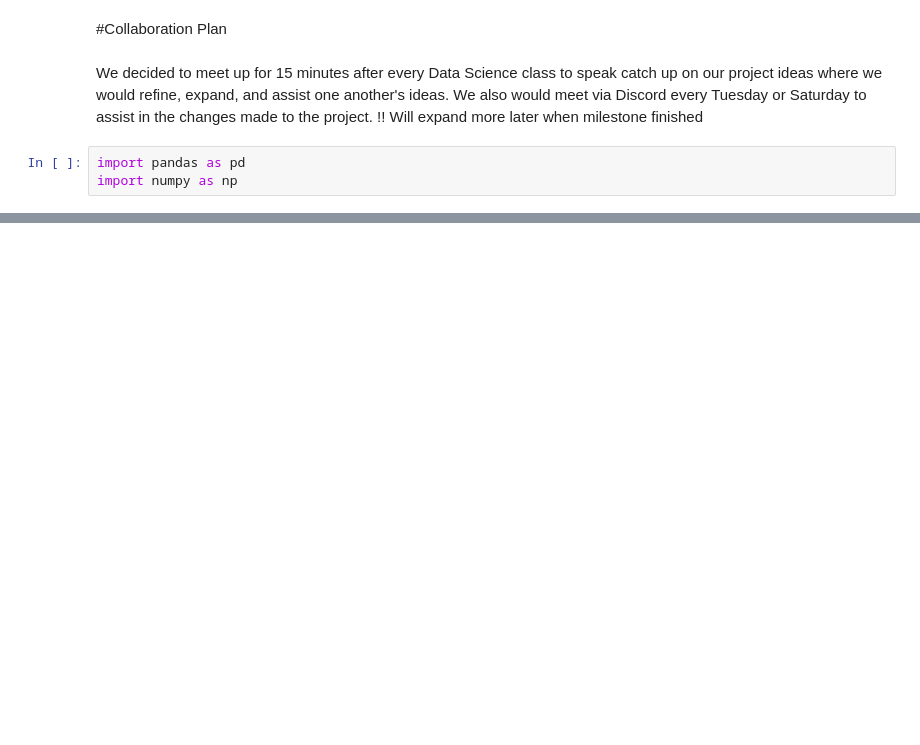
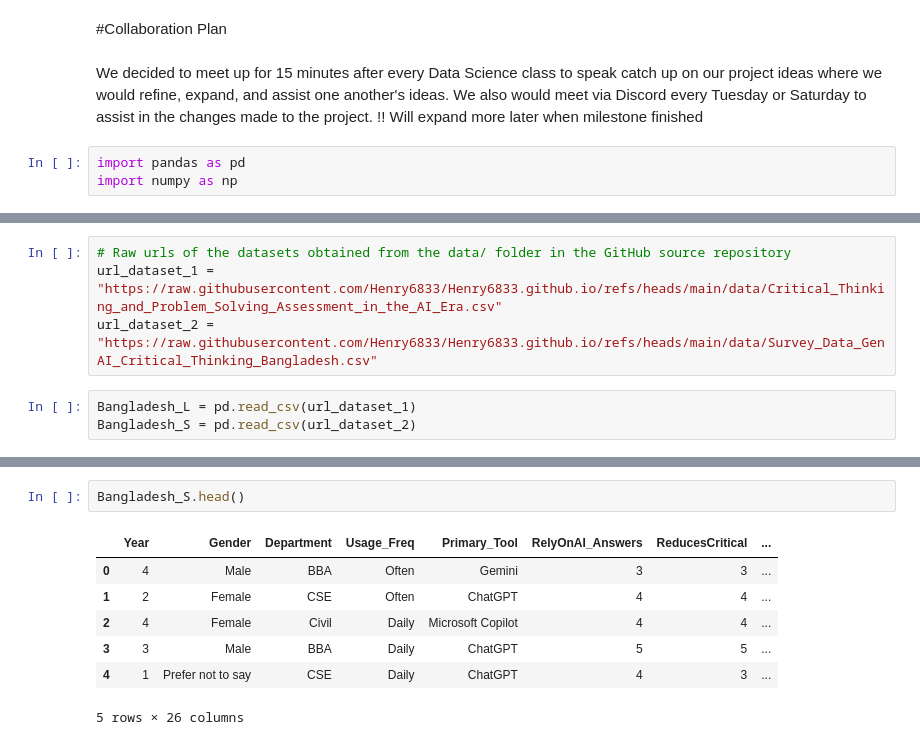
Before and after one commit to Henry6833/Henry6833.github.io, a Jupyter notebook: Milestone1.ipynb, the cells around one changed output, grey strips where cells are left out. Cells and saved outputs as stored; diff of their text form; blank space fills up the shorter version.

Commit message:
Read the CSV files from GitHub and opened the datasets with pandas

```diff
--- a/Milestone1.ipynb
+++ b/Milestone1.ipynb
@@ -22,0 +18,7 @@ FileNotFoundError: [Errno 2] No such file or directory: 'AI Dependency and Acade
+# %%
+# Raw urls of the datasets obtained from the data/ folder in the GitHub source repository
+url_dataset_1 = "https://raw.githubusercontent.com/Henry6833/Henry6833.github.io/refs/heads/main/data/Critical_Thinking_and_Problem_Solving_Assessment_in_the_AI_Era.csv"
+url_dataset_2 = "https://raw.githubusercontent.com/Henry6833/Henry6833.github.io/refs/heads/main/data/Survey_Data_GenAI_Critical_Thinking_Bangladesh.csv"
+# %%
+Bangladesh_L = pd.read_csv(url_dataset_1)
+Bangladesh_S = pd.read_csv(url_dataset_2)
@@ -22,0 +35,10 @@ FileNotFoundError: [Errno 2] No such file or directory: 'AI Dependency and Acade
+# %%
+Bangladesh_S.head()
+# %% [output]
+|  | Year | Gender | Department | Usage_Freq | Primary_Tool | RelyOnAI_Answers | ReducesCritical | ... |
+| 0 | 4 | Male | BBA | Often | Gemini | 3 | 3 | ... |
+| 1 | 2 | Female | CSE | Often | ChatGPT | 4 | 4 | ... |
+| 2 | 4 | Female | Civil | Daily | Microsoft Copilot | 4 | 4 | ... |
+| 3 | 3 | Male | BBA | Daily | ChatGPT | 5 | 5 | ... |
+| 4 | 1 | Prefer not to say | CSE | Daily | ChatGPT | 4 | 3 | ... |
+5 rows × 26 columns
```
Also changed, not shown: parts of 3 cells of this notebook.
